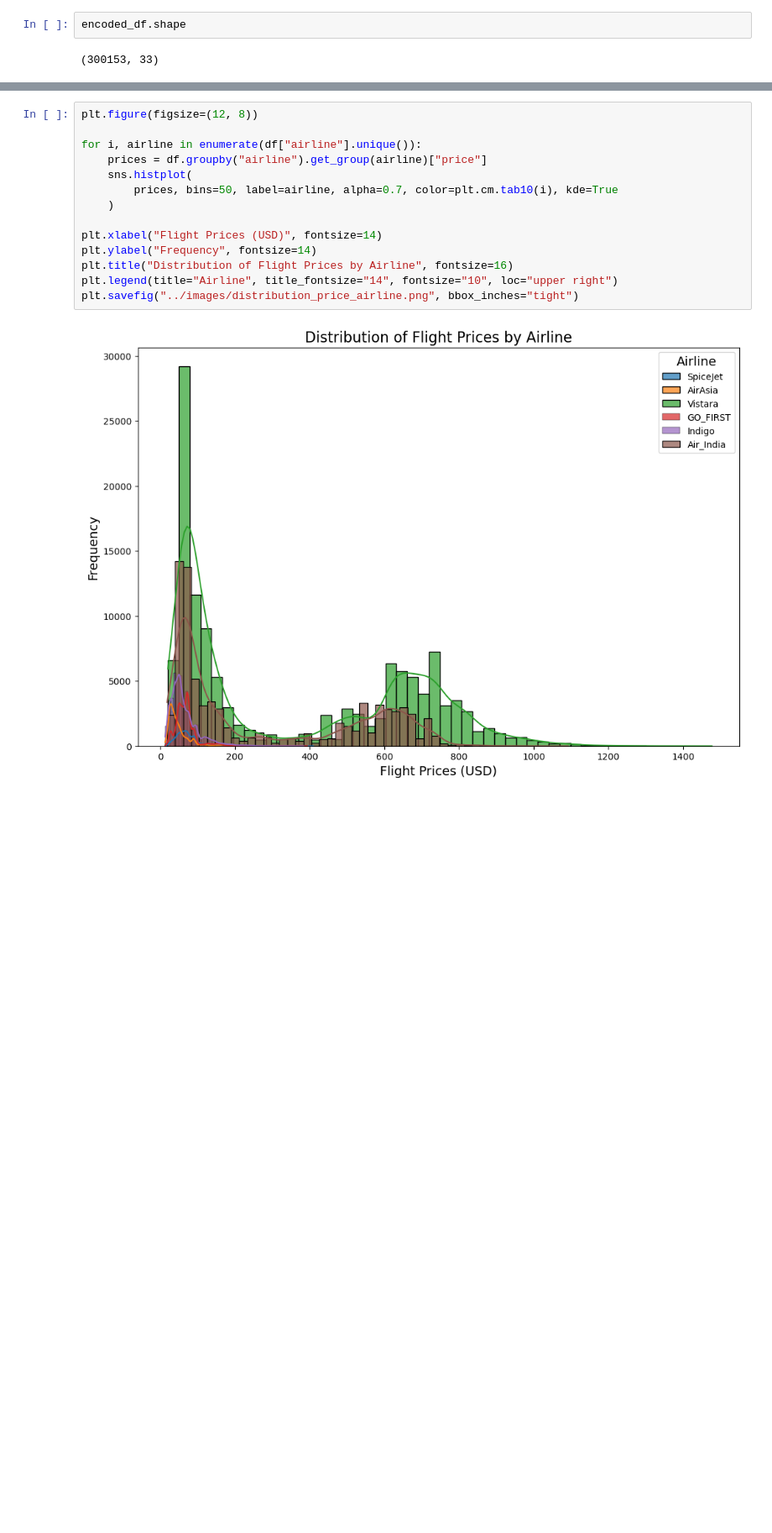
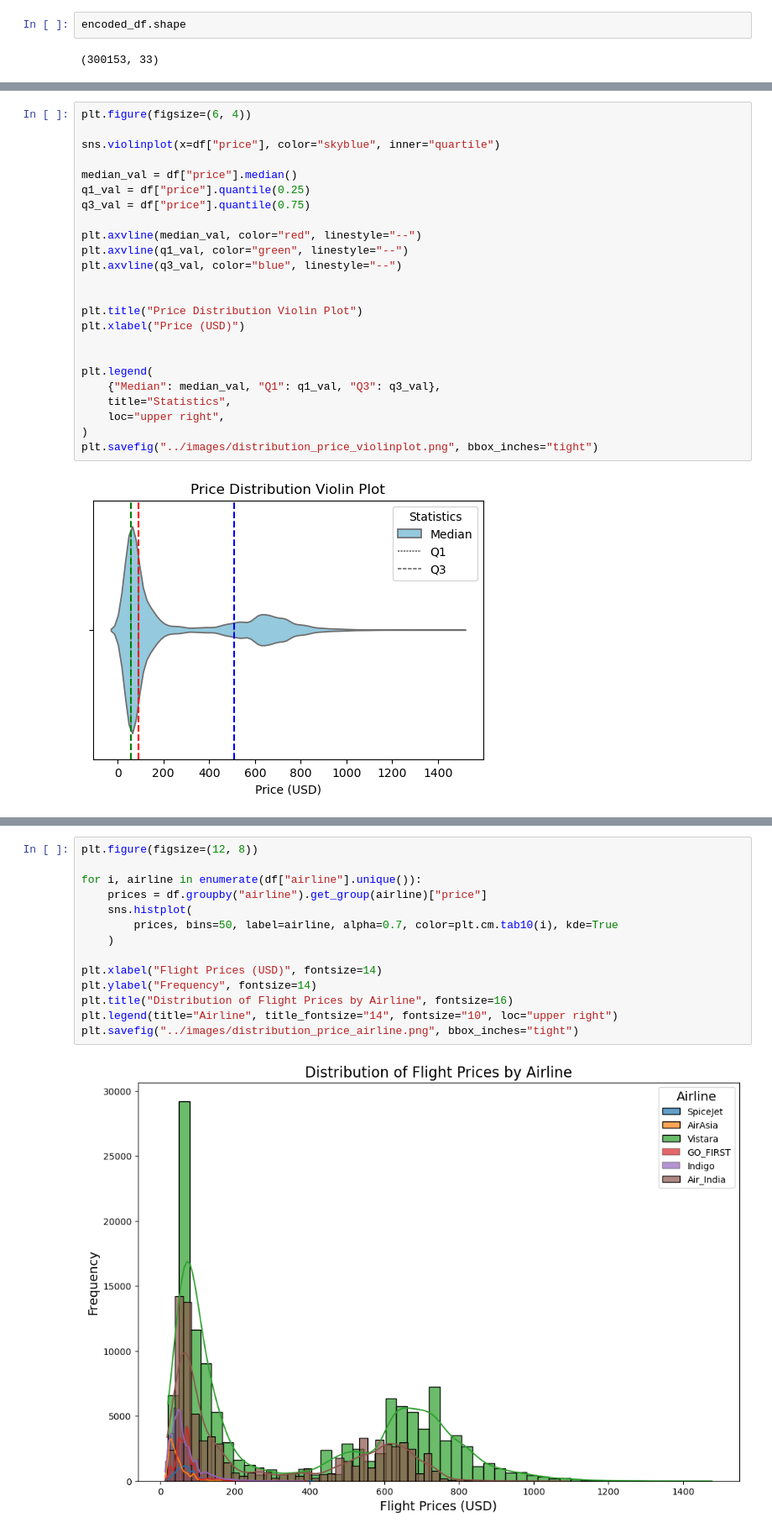
Before and after one commit to LandryHouston/Flight_Price_Prediction, a Jupyter notebook: code/02_data_analysis_FINAL.ipynb, the cells around one changed output, grey strips where cells are left out. Shown at 84% size. Cells and saved outputs as stored; diff of their text form; blank space fills up the shorter version.

```diff
--- a/code/02_data_analysis_FINAL.ipynb
+++ b/code/02_data_analysis_FINAL.ipynb
@@ -83,0 +92,26 @@ encoded_df.shape
+# %%
+plt.figure(figsize=(6, 4))
+
+sns.violinplot(x=df["price"], color="skyblue", inner="quartile")
+
+median_val = df["price"].median()
+q1_val = df["price"].quantile(0.25)
+q3_val = df["price"].quantile(0.75)
+
+plt.axvline(median_val, color="red", linestyle="--")
+plt.axvline(q1_val, color="green", linestyle="--")
+plt.axvline(q3_val, color="blue", linestyle="--")
+
+
+plt.title("Price Distribution Violin Plot")
+plt.xlabel("Price (USD)")
+
+
+plt.legend(
+    {"Median": median_val, "Q1": q1_val, "Q3": q3_val},
+    title="Statistics",
+    loc="upper right",
+)
+plt.savefig("../images/distribution_price_violinplot.png", bbox_inches="tight")
+# %% [output]
+[figure, added]
```
Also changed, not shown: parts of 34 cells of this notebook.
